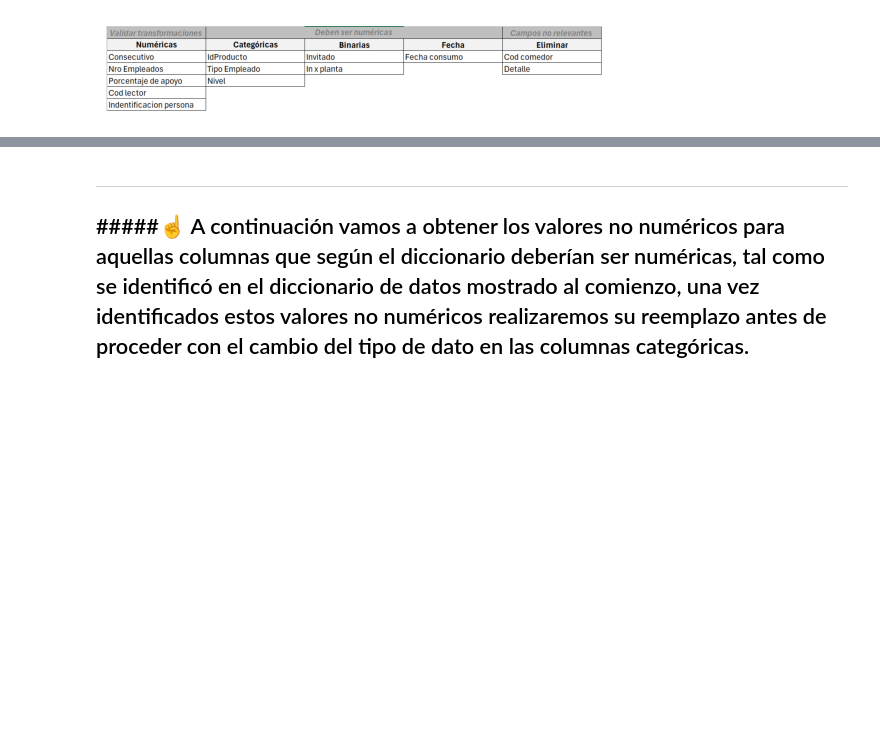
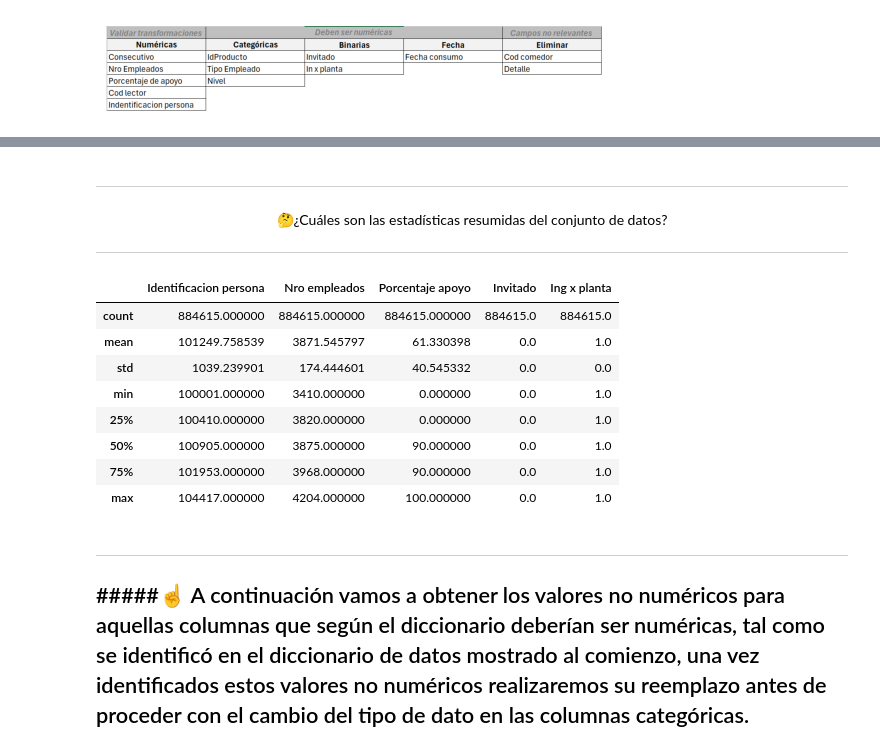
Before and after one commit to A01793509/Equipo_44, a Jupyter notebook: Avance1_44.ipynb, the cells around one changed output, grey strips where cells are left out. Drawn from its saved outputs; the diff is of its cells as text; code cells hidden in the pictures; blank space fills up the shorter version.

```diff
--- a/Avance1_44.ipynb
+++ b/Avance1_44.ipynb
@@ -107,3 +128,0 @@ plt.show()
-# %%
-#Procedemos a eliminar las columnas mencionadas anteriormente
-dfCasinoConsumo.drop(columns=['Cod comedor', 'IdProducto','Consecutivo', 'cod lector'], axis=1, inplace=True)
@@ -118,3 +129,24 @@ Index(['Identificacion persona', 'Fecha Consumo', 'Detalle', 'Nro empleados',
+# %% [markdown]
+---
+<center> 🤔¿Cuáles son las estadísticas resumidas del conjunto de datos?</center>
+
+---
+# %%
+#Seleccionamos solo las columnas numéricas de nuestro conjunto de datos
+columnas_numericas = dfCasinoConsumo.select_dtypes(include='number')
+
+#Ejecutamos el resumen estadístico para las columnas numéricas seleccionadas
+columnas_numericas.describe()
+# %% [output]
+|  | Identificacion persona | Nro empleados | Porcentaje apoyo | Invitado | Ing x planta |
+| count | 884615.000000 | 884615.000000 | 884615.000000 | 884615.0 | 884615.0 |
+| mean | 101249.758539 | 3871.545797 | 61.330398 | 0.0 | 1.0 |
+| std | 1039.239901 | 174.444601 | 40.545332 | 0.0 | 0.0 |
+| min | 100001.000000 | 3410.000000 | 0.000000 | 0.0 | 1.0 |
+| 25% | 100410.000000 | 3820.000000 | 0.000000 | 0.0 | 1.0 |
+| 50% | 100905.000000 | 3875.000000 | 90.000000 | 0.0 | 1.0 |
+| 75% | 101953.000000 | 3968.000000 | 90.000000 | 0.0 | 1.0 |
+| max | 104417.000000 | 4204.000000 | 100.000000 | 0.0 | 1.0 |
 # %% [markdown]
 ---
 #####☝ A continuación vamos a obtener los valores no numéricos para aquellas columnas que según el diccionario deberían ser numéricas, tal como se identificó en el diccionario de datos mostrado al comienzo, una vez identificados estos valores no numéricos realizaremos su reemplazo antes de proceder con el cambio del tipo de dato en las columnas categóricas.
```
Also changed, not shown: parts of 16 cells of this notebook.
